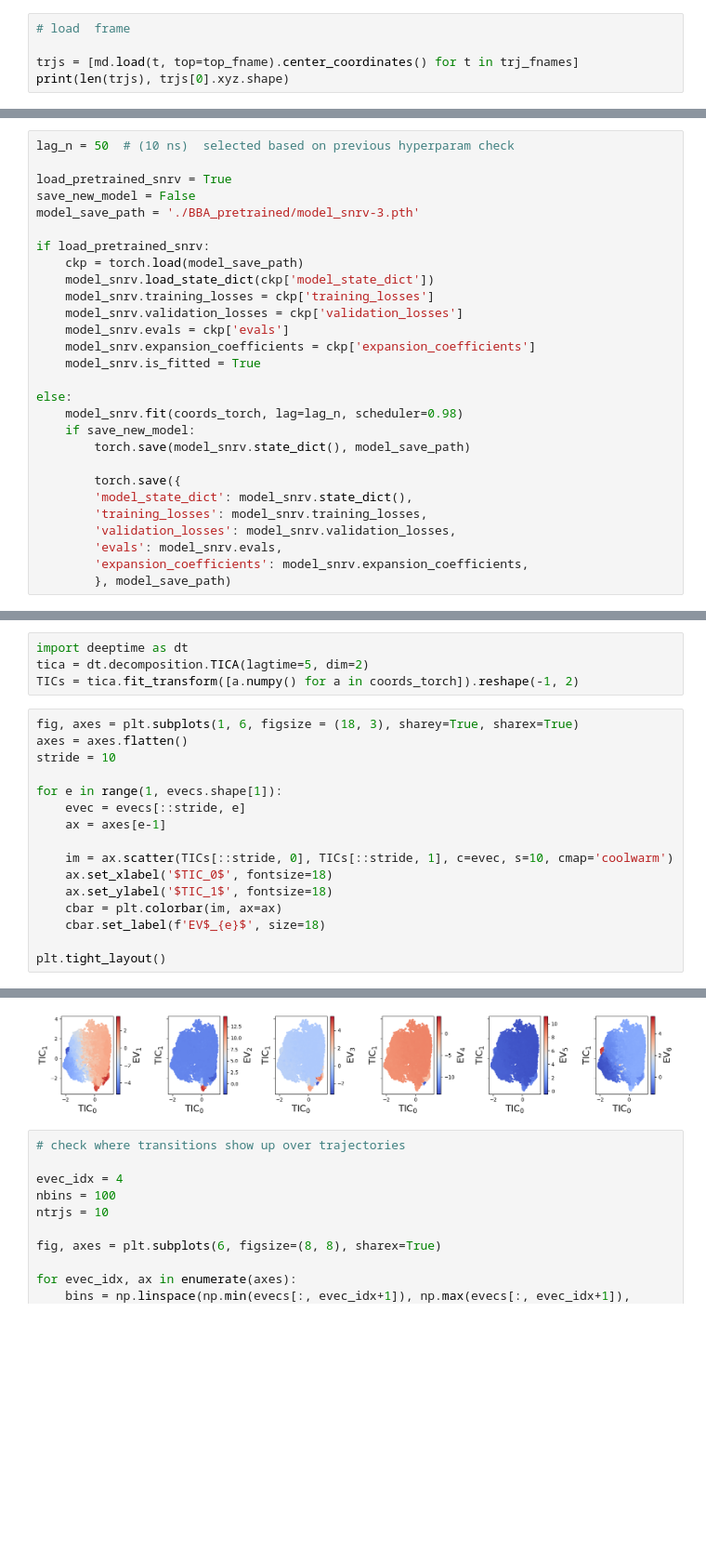
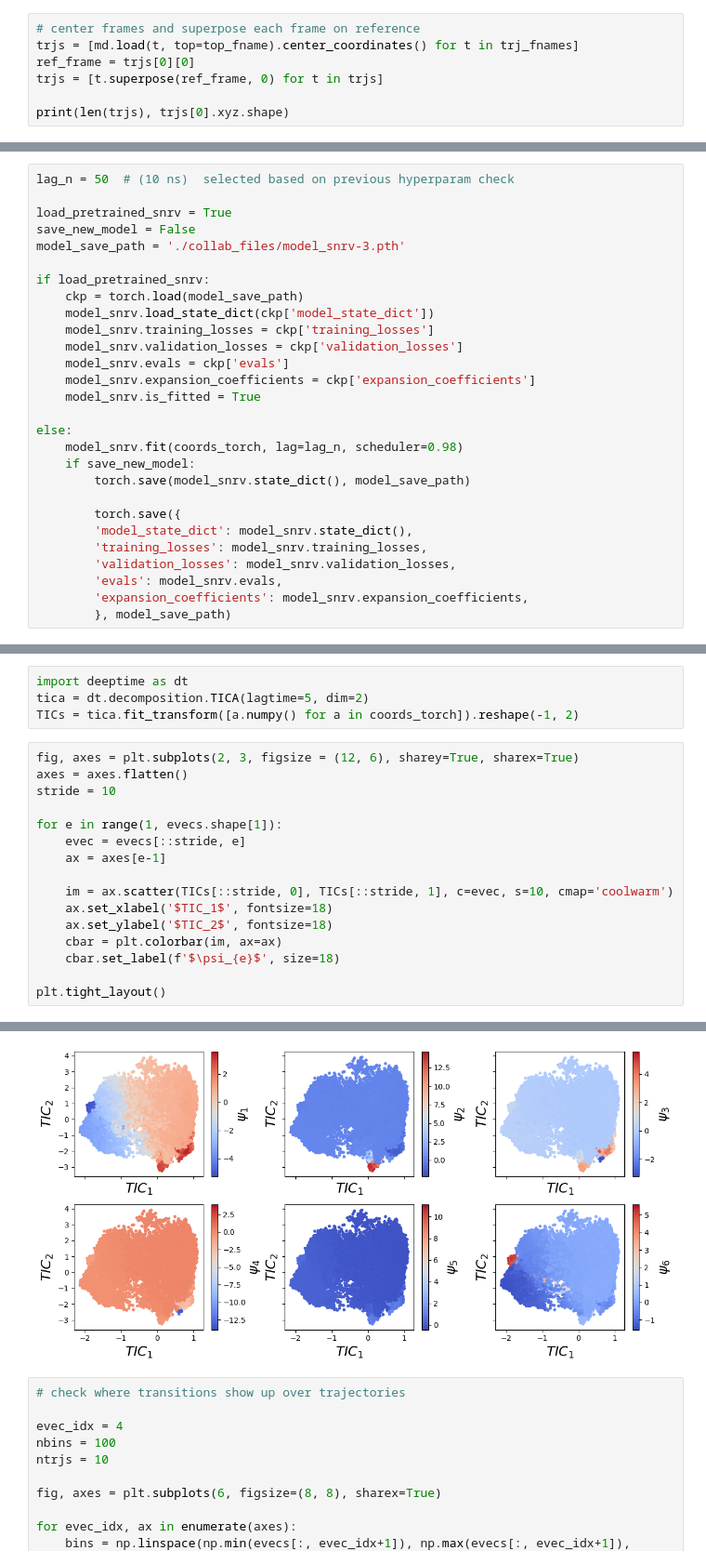
Before and after one commit to mrjoness/LSS_BBA, a Jupyter notebook: BBA_LSS.ipynb, the cells around one changed output, grey strips where cells are left out. Shown at 93% size. Drawn from its saved outputs; the diff is of its cells as text; blank space fills up the shorter version.

```diff
--- a/BBA_LSS.ipynb
+++ b/BBA_LSS.ipynb
@@ -31,9 +31,11 @@ trj_fnames = sorted(glob.glob(f'{load_path}/1FME-0-c-alpha-00*.dcd'))
 top_fname = f'{load_path}/1FME-0-c-alpha.pdb'
 save_freq = 200 # ps
 # %%
-# load  frame
+# center frames and superpose each frame on reference
+trjs = [md.load(t, top=top_fname).center_coordinates() for t in trj_fnames]
+ref_frame = trjs[0][0]
+trjs = [t.superpose(ref_frame, 0) for t in trjs]
 
-trjs = [md.load(t, top=top_fname).center_coordinates() for t in trj_fnames]
 print(len(trjs), trjs[0].xyz.shape)
 # %% [output]
 10 (100000, 28, 3)
@@ -116,7 +118,7 @@ lag_n = 50  # (10 ns)  selected based on previous hyperparam check
 
 load_pretrained_snrv = True
 save_new_model = False
-model_save_path = './BBA_pretrained/model_snrv-3.pth'
+model_save_path = './collab_files/model_snrv-3.pth'
 
 if load_pretrained_snrv:
     ckp = torch.load(model_save_path)
@@ -186,7 +188,7 @@ import deeptime as dt
 tica = dt.decomposition.TICA(lagtime=5, dim=2)
 TICs = tica.fit_transform([a.numpy() for a in coords_torch]).reshape(-1, 2)
 # %%
-fig, axes = plt.subplots(1, 6, figsize = (18, 3), sharey=True, sharex=True)
+fig, axes = plt.subplots(2, 3, figsize = (12, 6), sharey=True, sharex=True)
 axes = axes.flatten()
 stride = 10
 
@@ -195,10 +197,10 @@ for e in range(1, evecs.shape[1]):
     ax = axes[e-1]
 
     im = ax.scatter(TICs[::stride, 0], TICs[::stride, 1], c=evec, s=10, cmap='coolwarm')
-    ax.set_xlabel('$TIC_0$', fontsize=18)
-    ax.set_ylabel('$TIC_1$', fontsize=18)
+    ax.set_xlabel('$TIC_1$', fontsize=18)
+    ax.set_ylabel('$TIC_2$', fontsize=18)
     cbar = plt.colorbar(im, ax=ax)
-    cbar.set_label(f'EV$_{e}$', size=18)
+    cbar.set_label(f'$\psi_{e}$', size=18)
 
 plt.tight_layout()
 # %% [output]
@@ -225,4 +207,4 @@ findfont: Font family ['DejaVu Sans Display'] not found. Falling back to DejaVu
-[figure, old version]
+[figure, new version]
 # %%
 # check where transitions show up over trajectories
 
```
Also changed, not shown: parts of 25 cells of this notebook, 2 other files.
